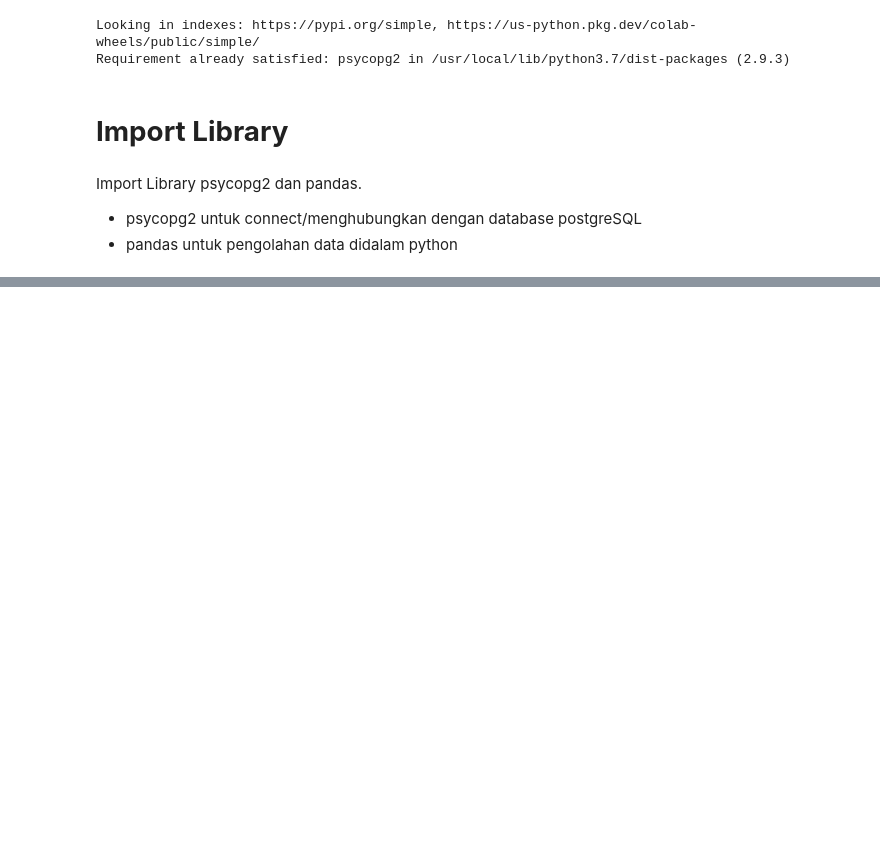
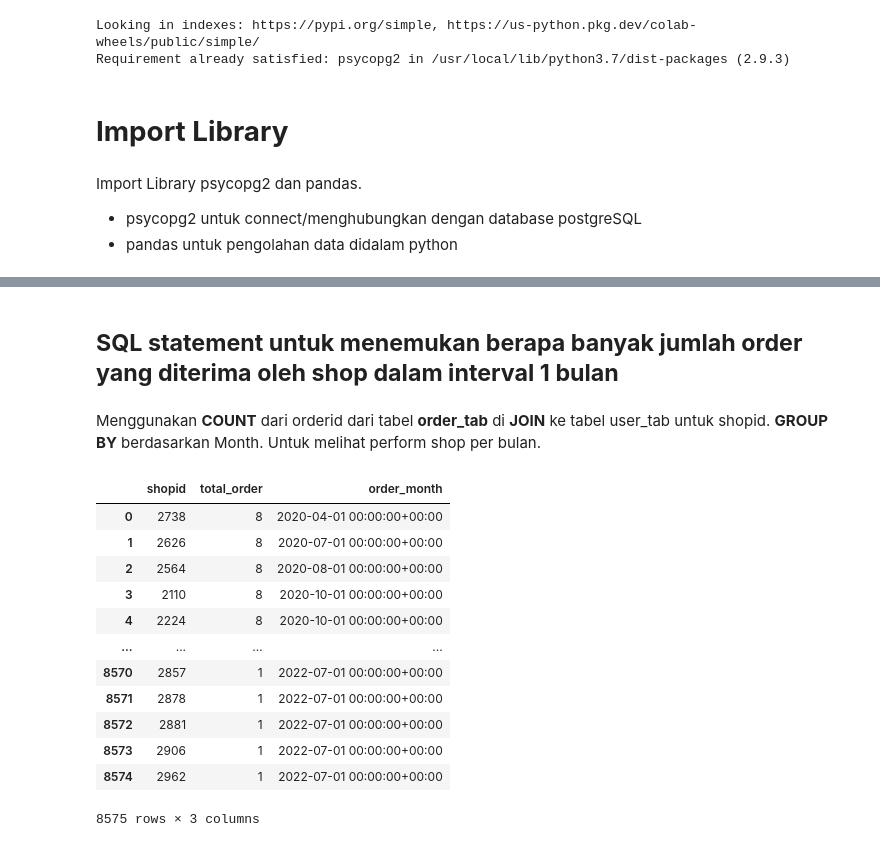
Before and after one commit to frfusch21/Praktek_Git_SQL, a Jupyter notebook: SQL_&_Python_Introduction.ipynb, the cells around one changed output, grey strips where cells are left out. Cells and saved outputs as stored; diff of their text form; code cells hidden in the pictures; blank space fills up the shorter version.

```diff
--- a/SQL_&_Python_Introduction.ipynb
+++ b/SQL_&_Python_Introduction.ipynb
@@ -40,0 +141,26 @@ table_user
+# %% [markdown]
+## **SQL statement untuk menemukan berapa banyak jumlah order yang diterima oleh shop dalam interval 1 bulan**
+# %% [markdown]
+Menggunakan **COUNT** dari orderid dari tabel **order_tab** di **JOIN** ke tabel user_tab untuk shopid. **GROUP BY** berdasarkan Month.
+Untuk melihat perform shop per bulan.
+# %%
+sql6 = """SELECT shopid, COUNT(order_id) as total_order, DATE_TRUNC('month', order_time) as order_month
+         FROM public.order_tab
+         GROUP BY shopid, DATE_TRUNC('month', order_time)
+         ORDER BY total_order DESC, order_month,shopid asc;"""
+jumlah_order_bulanan = pd.read_sql_query(sql6,conn)
+jumlah_order_bulanan
+# %% [output]
+|  | shopid | total_order | order_month |
+| 0 | 2738 | 8 | 2020-04-01 00:00:00+00:00 |
+| 1 | 2626 | 8 | 2020-07-01 00:00:00+00:00 |
+| 2 | 2564 | 8 | 2020-08-01 00:00:00+00:00 |
+| 3 | 2110 | 8 | 2020-10-01 00:00:00+00:00 |
+| 4 | 2224 | 8 | 2020-10-01 00:00:00+00:00 |
+| ... | ... | ... | ... |
+| 8570 | 2857 | 1 | 2022-07-01 00:00:00+00:00 |
+| 8571 | 2878 | 1 | 2022-07-01 00:00:00+00:00 |
+| 8572 | 2881 | 1 | 2022-07-01 00:00:00+00:00 |
+| 8573 | 2906 | 1 | 2022-07-01 00:00:00+00:00 |
+| 8574 | 2962 | 1 | 2022-07-01 00:00:00+00:00 |
+8575 rows × 3 columns
```
Also changed, not shown: parts of 18 cells of this notebook.
